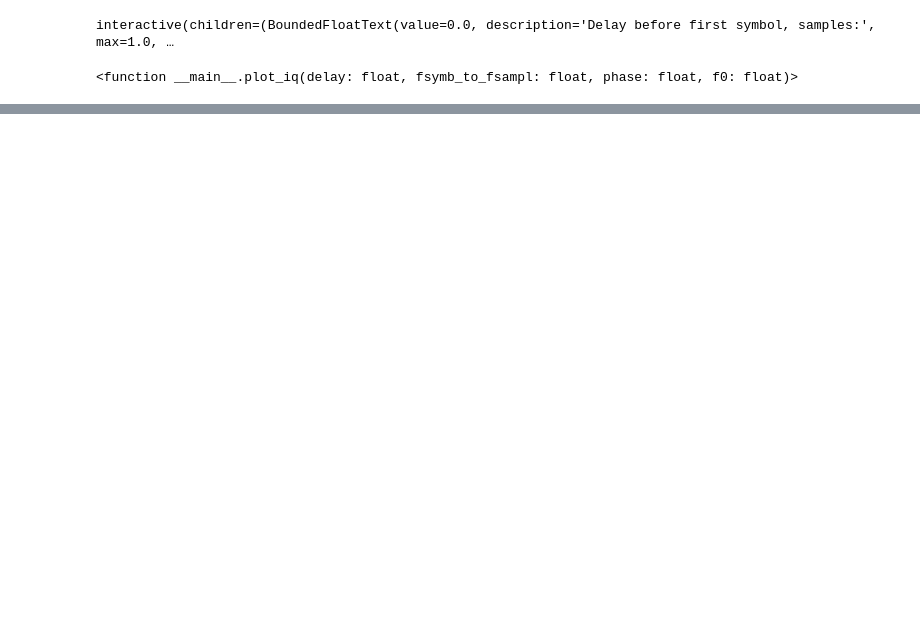
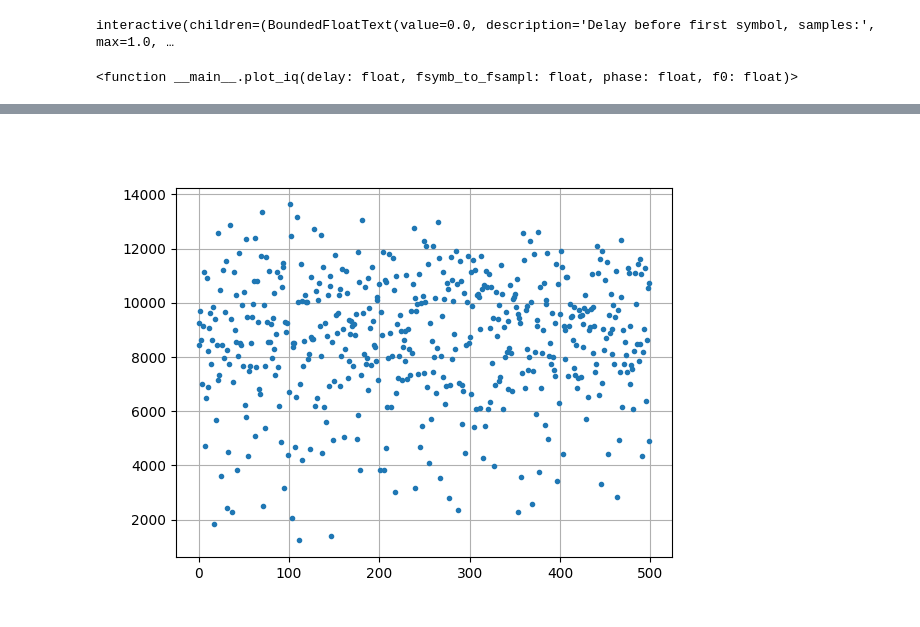
Before and after one commit to incredibleSaint/signal_processing, a Jupyter notebook: qpsk_visualization.ipynb, the cells around one changed output, grey strips where cells are left out. Cells and saved outputs as stored; diff of their text form; code cells hidden in the pictures; blank space fills up the shorter version.

```diff
--- a/qpsk_visualization.ipynb
+++ b/qpsk_visualization.ipynb
@@ -321,0 +392,9 @@ interactive(children=(BoundedFloatText(value=0.0, description='Delay before firs
+# %%
+source_signal = source_signal_full[int(2.0e7 + 303500):int(2.0e7 + 304000):]
+plt.close()
+plt.figure()
+plt.plot(abs(source_signal), '.')
+plt.grid()
+plt.show()
+# %% [output]
+[figure, added]
```
Also changed, not shown: parts of 8 cells of this notebook.
